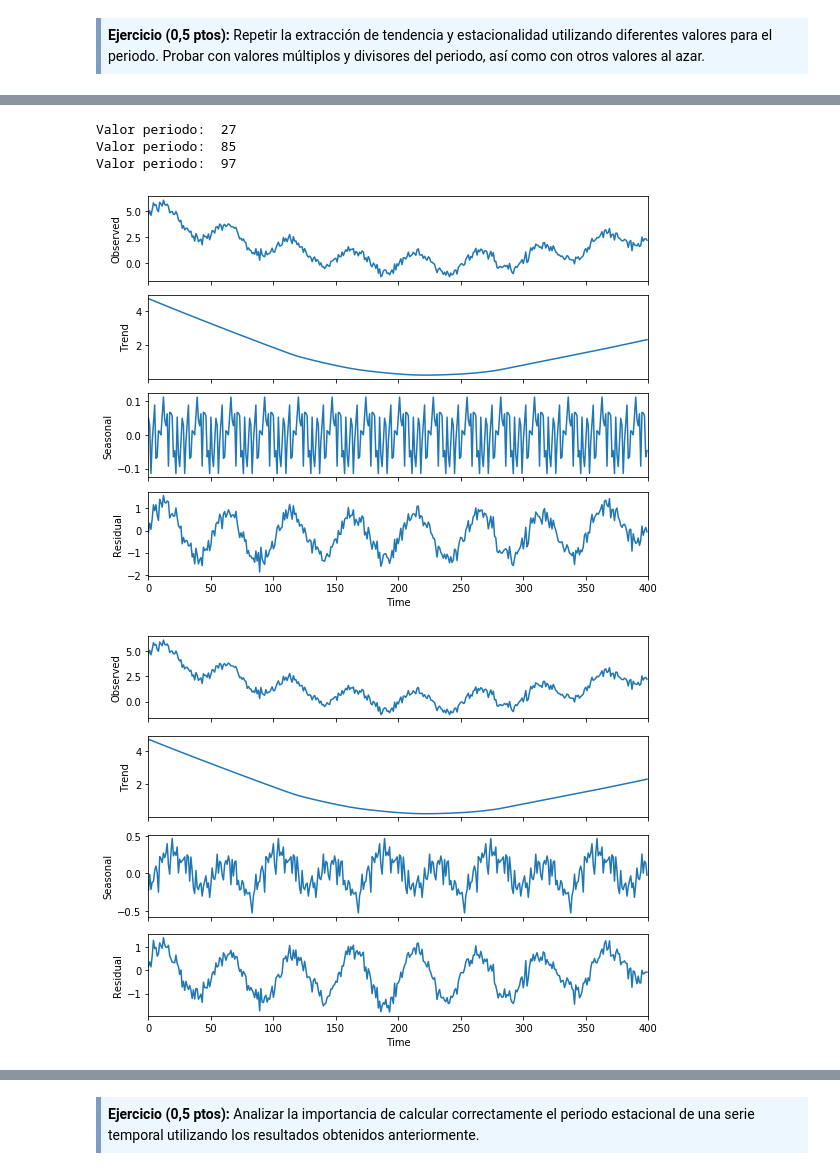
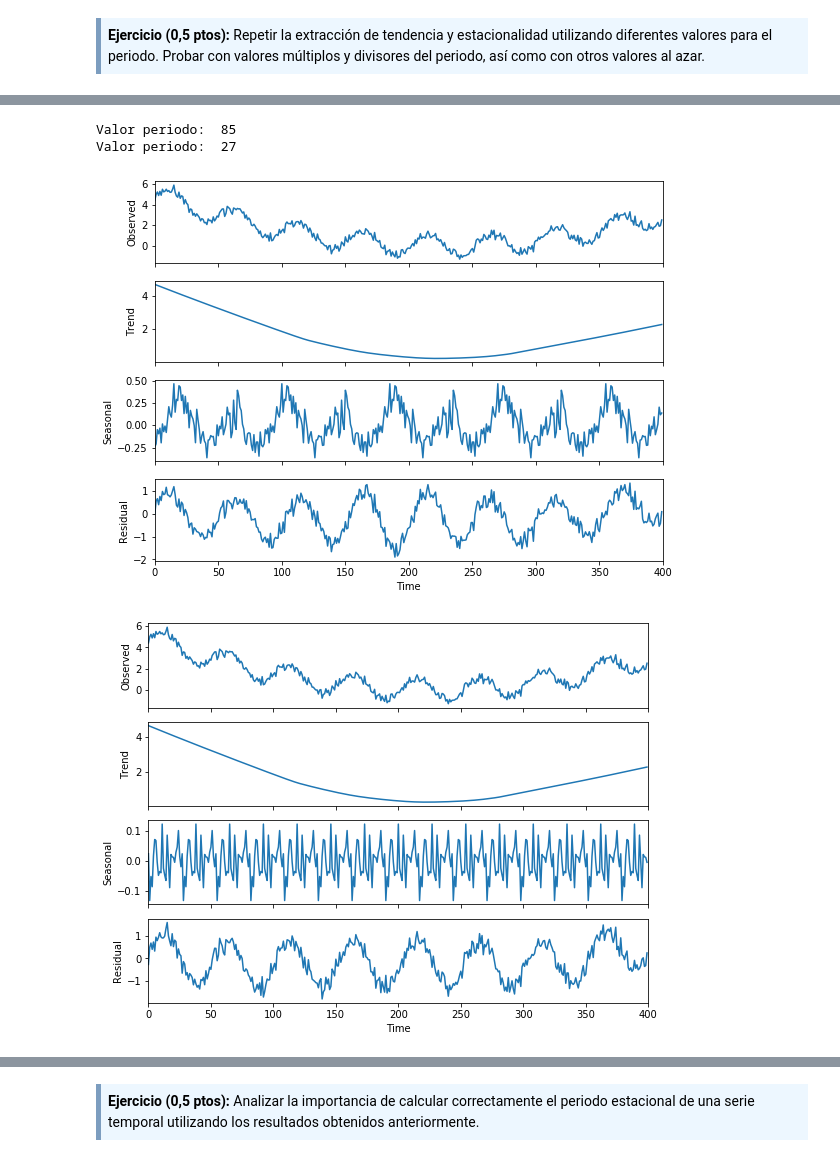
Before and after one commit to fernandoabcampos/deep-learning, a Jupyter notebook: PEC3/20182_M2.875_PEC3-Enunciado.ipynb, the cells around one changed output, grey strips where cells are left out. Saved outputs shown, nothing was run; the diff lists cells and outputs as text; code cells hidden in the pictures.

Commit message:
Period and seasonality

```diff
--- a/PEC3/20182_M2.875_PEC3-Enunciado.ipynb
+++ b/PEC3/20182_M2.875_PEC3-Enunciado.ipynb
@@ -73,0 +72,4 @@ period = int(idx.size/8)
+# %%
+peaks = 8
+period = int(idx.size/peaks)
+print("Periods: ", period)
@@ -90,7 +94,7 @@ Valor periodo:  50
 <strong>Ejercicio (0,5 ptos):</strong> Repetir la extracción de tendencia y estacionalidad utilizando diferentes valores para el periodo. Probar con valores múltiplos y divisores del periodo, así como con otros valores al azar.
 </div>
 # %%
-array =[100, 150, 200]
+array =[100, 150]
 for i in array:
     plot_decompose(serie, i)
 # %% [output]
@@ -103,5 +105,5 @@ Valor periodo:  200
 # %%
-array =[25, 10, 5]
+array =[25, 10]
 for i in array:
     plot_decompose(serie, i)
 # %% [output]
@@ -114,10 +114,9 @@ Valor periodo:  5
 # %%
-array = random.sample(range(25, 100), 3)
+array = random.sample(range(25, 100), 2)
 for i in array:
     plot_decompose(serie, i)
 # %% [output]
+Valor periodo:  85
 Valor periodo:  27
-Valor periodo:  85
-Valor periodo:  97
-[figure, old version]
+[figure, new version]
-[figure, old version]
+[figure, new version]
```
Also changed, not shown: parts of 10 cells of this notebook.
